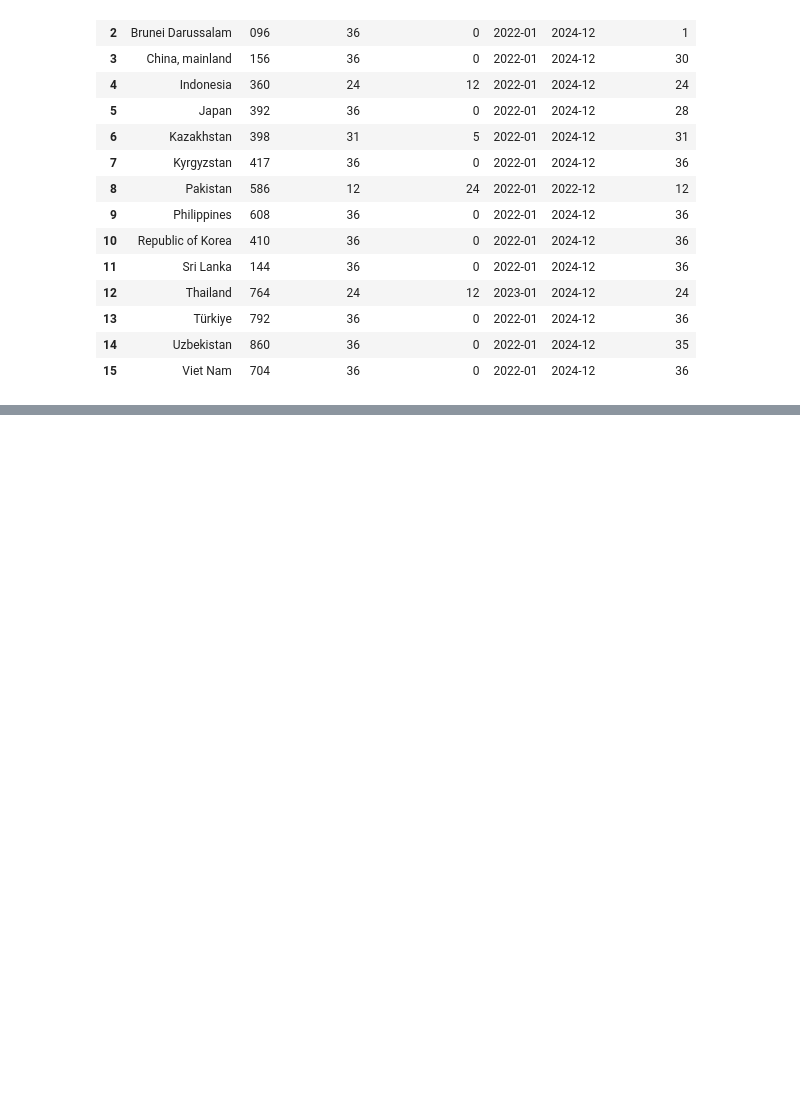
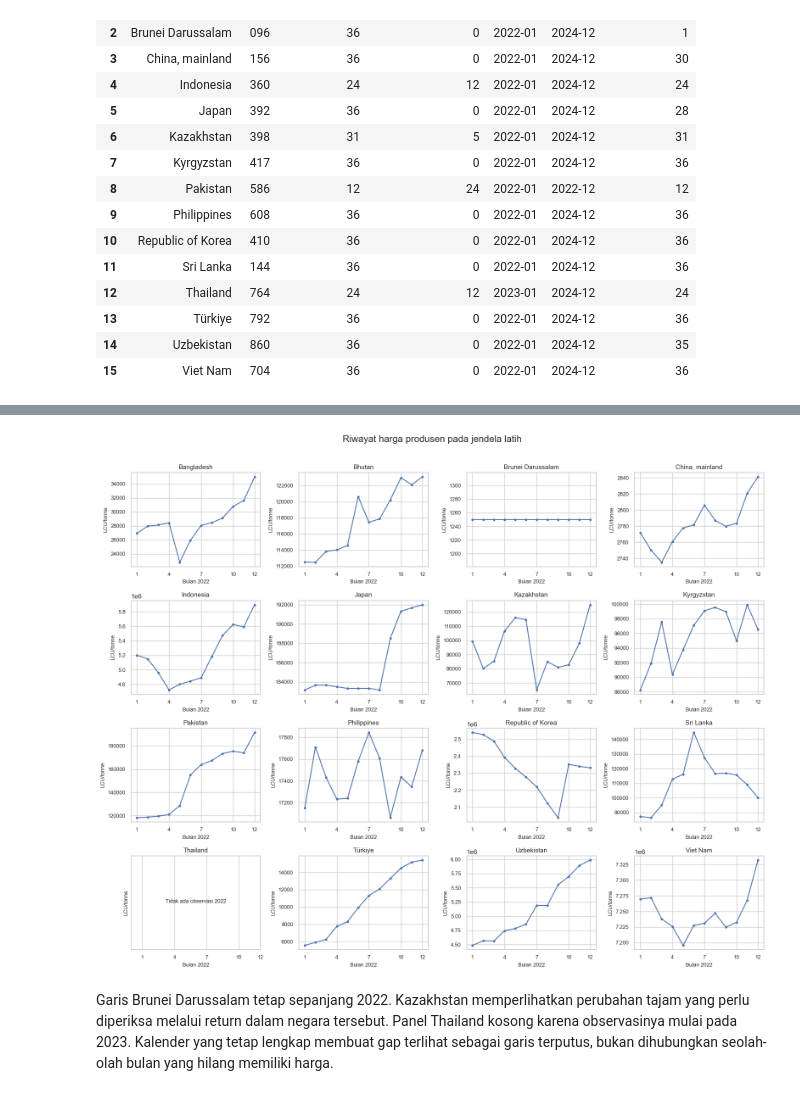
Before and after one commit to firrazmrd/17_IF-B_Sop-Pak-Min-Klaten, a Jupyter notebook: Projek.ipynb, the cells around one changed output, grey strips where cells are left out. Drawn from its saved outputs; the diff is of its cells as text; code cells hidden in the pictures; blank space fills up the shorter version.

```diff
--- a/Projek.ipynb
+++ b/Projek.ipynb
@@ -554,0 +586,9 @@ display(df_return_train['change_percent'].describe().rename('Perubahan bulanan (
+# %%
+df_price_train = df_calendar[df_calendar['date'] < train_end].copy()
+
+price_statistics = df_price_train.groupby('Country')[price_column].agg(
+    ['count', 'mean', 'std', 'min', 'median', 'max']
+)
+display(price_statistics.round(2))
+display(df_return_train['change_percent'].describe().rename('Perubahan bulanan (%)').to_frame().round(4))
+display(df_eda[price_features].describe().round(4))
@@ -554,0 +640,23 @@ display(df_return_train['change_percent'].describe().rename('Perubahan bulanan (
+# %%
+plt.figure(figsize=(16, 13))
+
+for i, country in enumerate(country_list):
+    country_data = df_price_train[df_price_train['Country'] == country]
+    plt.subplot(4, 4, i + 1)
+    plt.plot(country_data['date'].dt.month, country_data[price_column], marker='o', markersize=3)
+    plt.title(country, fontsize=11)
+    plt.xticks([1, 4, 7, 10, 12], fontsize=9)
+    plt.yticks(fontsize=9)
+    plt.xlabel('Bulan 2022', fontsize=9)
+    plt.ylabel('LCU/tonne', fontsize=9)
+    if country_data[price_column].notnull().sum() == 0:
+        plt.yticks([])
+        plt.text(0.5, 0.5, 'Tidak ada observasi 2022', transform=plt.gca().transAxes, ha='center', fontsize=9)
+
+plt.suptitle('Riwayat harga produsen pada jendela latih', fontsize=16)
+plt.tight_layout(rect=[0, 0, 1, 0.97])
+plt.show()
+# %% [output]
+[figure, added]
+# %% [markdown]
+Garis Brunei Darussalam tetap sepanjang 2022. Kazakhstan memperlihatkan perubahan tajam yang perlu diperiksa melalui return dalam negara tersebut. Panel Thailand kosong karena observasinya mulai pada 2023. Kalender yang tetap lengkap membuat gap terlihat sebagai garis terputus, bukan dihubungkan seolah-olah bulan yang hilang memiliki harga.
```
Also changed, not shown: parts of 79 cells of this notebook, 1 other file.
